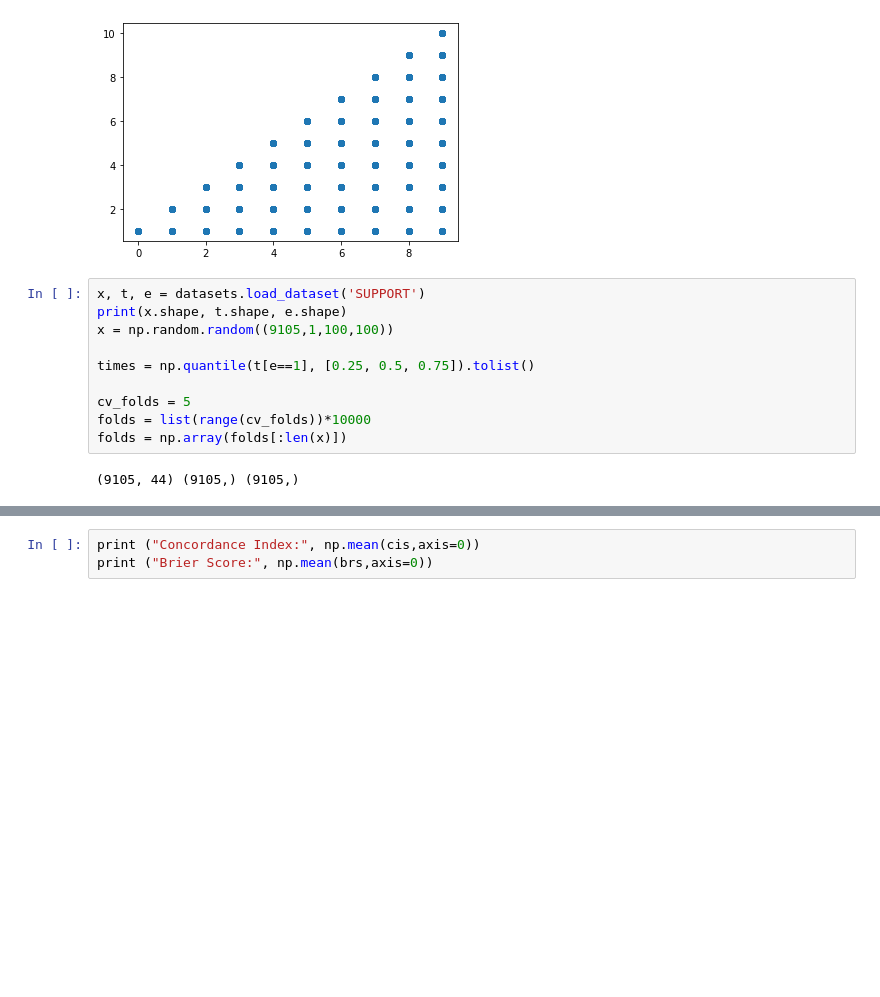
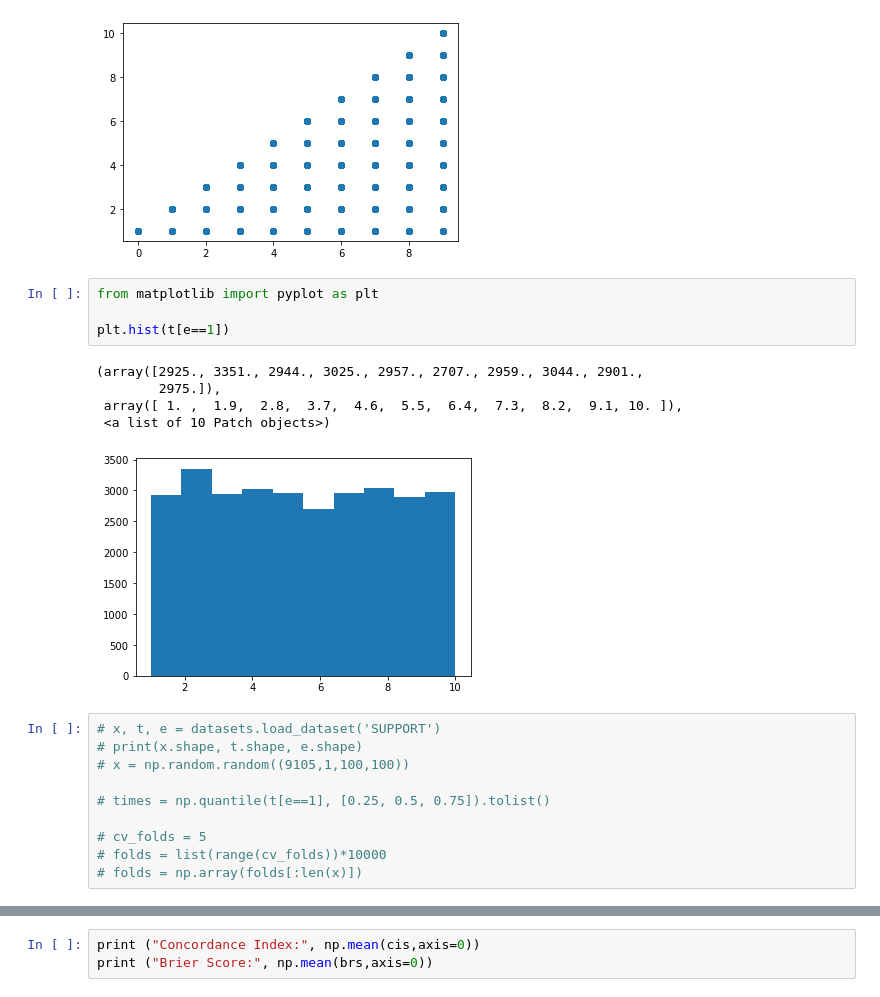
Before and after one commit to autonlab/auton-survival, a Jupyter notebook: examples/conv_example.ipynb, the cells around one changed output, grey strips where cells are left out. Drawn from its saved outputs; the diff is of its cells as text; blank space fills up the shorter version.

```diff
--- a/examples/conv_example.ipynb
+++ b/examples/conv_example.ipynb
@@ -35,15 +35,23 @@ print(x.shape, t.shape, e.shape)
 # %% [output]
 (60000, 1, 28, 28) (60000,) (60000,)
 [figure]
+# %%
+from matplotlib import pyplot as plt
+
+plt.hist(t[e==1])
+# %% [output]
+(array([2925., 3351., 2944., 3025., 2957., 2707., 2959., 3044., 2901.,
+        2975.]),
+ array([ 1. ,  1.9,  2.8,  3.7,  4.6,  5.5,  6.4,  7.3,  8.2,  9.1, 10. ]),
+ <a list of 10 Patch objects>)
+[figure, added]
 # %%
-x, t, e = datasets.load_dataset('SUPPORT')
-print(x.shape, t.shape, e.shape)
-x = np.random.random((9105,1,100,100))
+# x, t, e = datasets.load_dataset('SUPPORT')
+# print(x.shape, t.shape, e.shape)
+# x = np.random.random((9105,1,100,100))
 
-times = np.quantile(t[e==1], [0.25, 0.5, 0.75]).tolist()
+# times = np.quantile(t[e==1], [0.25, 0.5, 0.75]).tolist()
 
-cv_folds = 5
-folds = list(range(cv_folds))*10000
-folds = np.array(folds[:len(x)])
+# cv_folds = 5
+# folds = list(range(cv_folds))*10000
+# folds = np.array(folds[:len(x)])
-# %% [output]
-(9105, 44) (9105,) (9105,)
```
Also changed, not shown: parts of 12 cells of this notebook, 2 other files.
